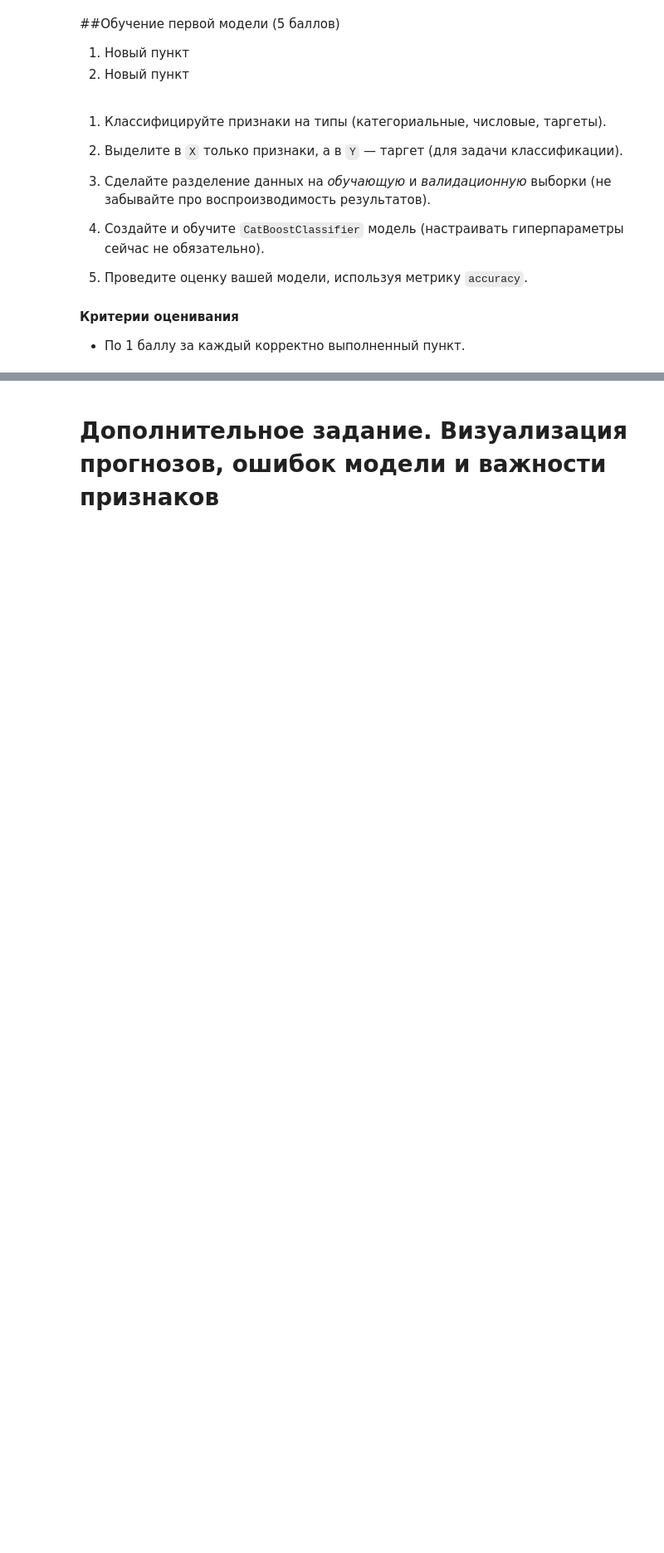
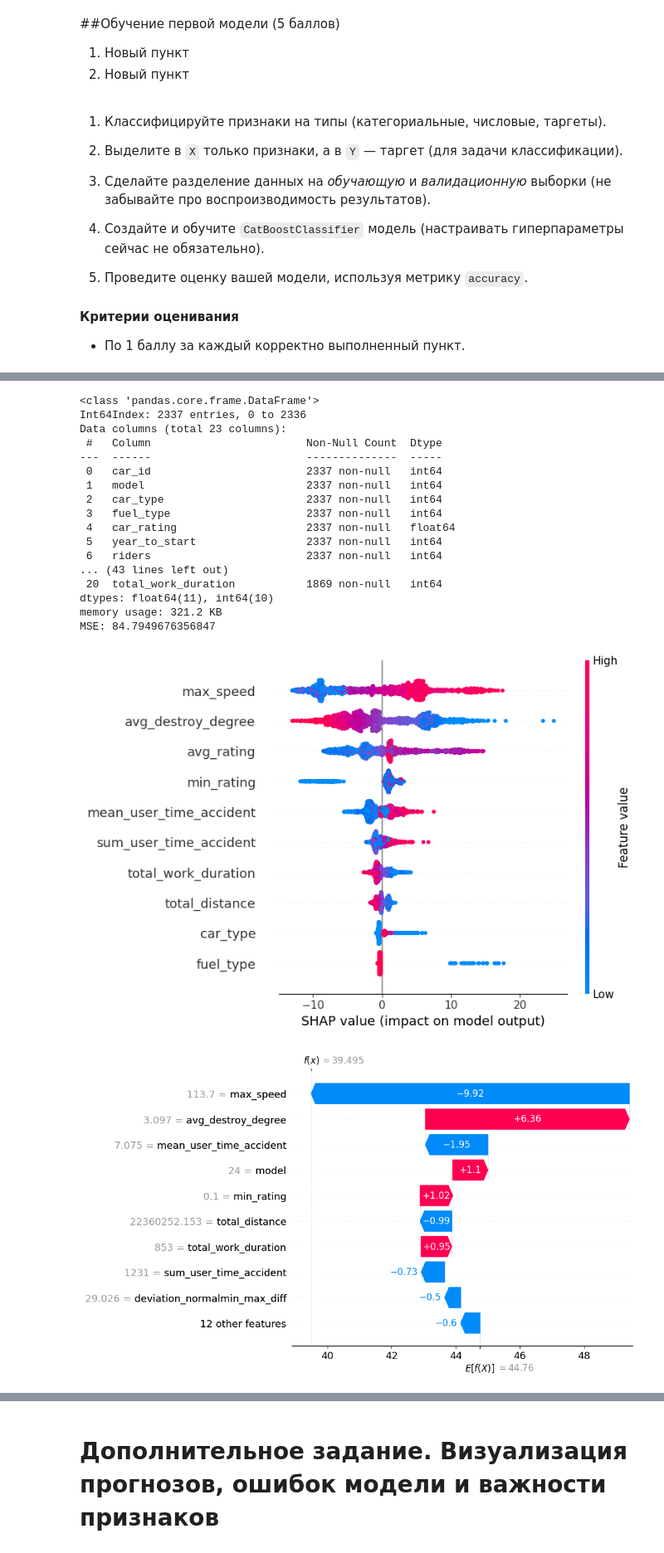
Before and after one commit to km-mipt-nlp-gen/ds_comp, a Jupyter notebook: mavropulo_konstantin_nikolayevich.ipynb, the cells around one changed output, grey strips where cells are left out. Shown at 83% size. Drawn from its saved outputs; the diff is of its cells as text; code cells hidden in the pictures; blank space fills up the shorter version.

```diff
--- a/mavropulo_konstantin_nikolayevich.ipynb
+++ b/mavropulo_konstantin_nikolayevich.ipynb
@@ -1258,0 +1437,33 @@ print('Целевые переменные', targets)
+# %%
+features2drop = list(target_reg_intersections_union) # то, что надо выбросить
+targets = ['target_class', 'target_reg'] # таргеты
+
+model, categorical_features, numerical_features = train_eval_method(target_reg_selected_features_df, 'target_reg', targets, features2drop, 'regression', True)
+
+cat_features = categorical_features # категориальные признаки
+
+num_features = numerical_features # числовые признаки
+
+print('Категориальные признаки:', len(cat_features), cat_features)
+print('Числовые признаки:', len(num_features), num_features)
+print('Целевые переменные', targets)
+# %% [output]
+<class 'pandas.core.frame.DataFrame'>
+Int64Index: 2337 entries, 0 to 2336
+Data columns (total 23 columns):
+ #   Column                        Non-Null Count  Dtype
+---  ------                        --------------  -----
+ 0   car_id                        2337 non-null   int64
+ 1   model                         2337 non-null   int64
+ 2   car_type                      2337 non-null   int64
+ 3   fuel_type                     2337 non-null   int64
+ 4   car_rating                    2337 non-null   float64
+ 5   year_to_start                 2337 non-null   int64
+ 6   riders                        2337 non-null   int64
+... (43 lines left out)
+ 20  total_work_duration           1869 non-null   int64
+dtypes: float64(11), int64(10)
+memory usage: 321.2 KB
+MSE: 84.7949676356847
+[figure, added]
+[figure, added]
```
Also changed, not shown: parts of 28 cells of this notebook.
